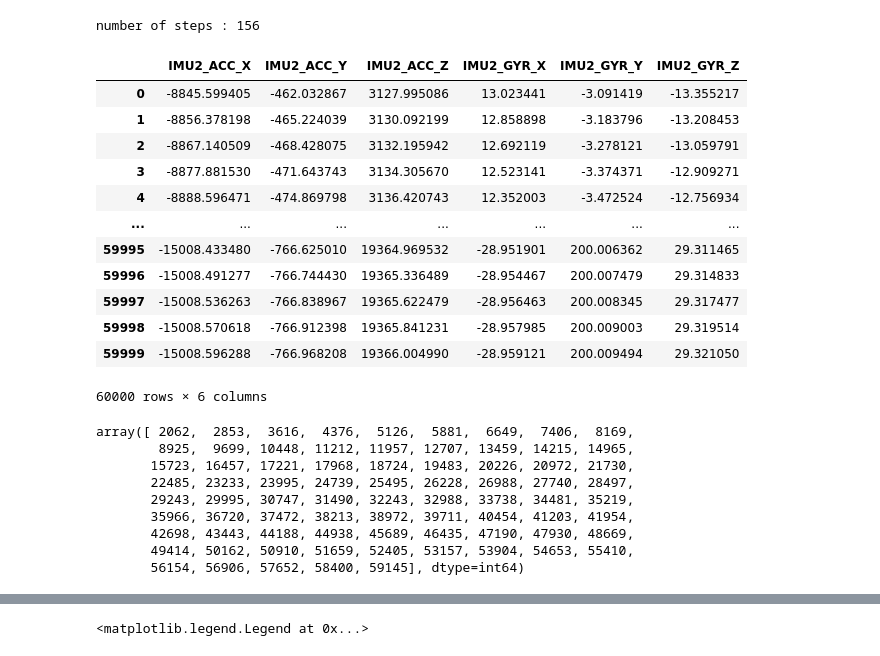
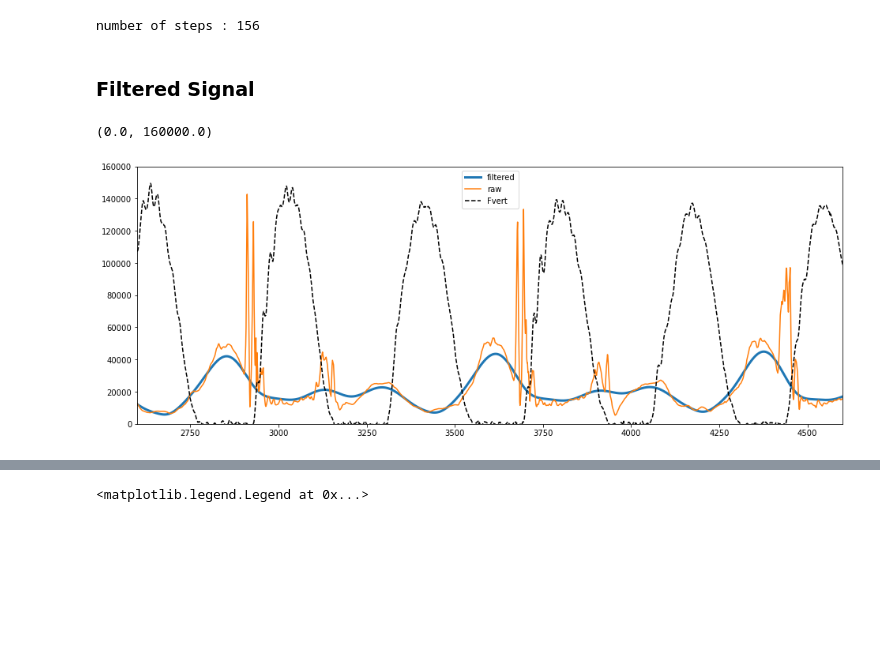
Before and after one commit to luceskywalker/TexSense, a Jupyter notebook: study1/jupyter/imu_events_lit/imu_events_lit.ipynb, the cells around one changed output, grey strips where cells are left out. Cells and saved outputs as stored; diff of their text form; code cells hidden in the pictures; blank space fills up the shorter version.

```diff
--- a/study1/jupyter/imu_events_lit/imu_events_lit.ipynb
+++ b/study1/jupyter/imu_events_lit/imu_events_lit.ipynb
@@ -123,37 +123,24 @@ number of steps : 156
 # z = vertical direction
 b_left = pd.DataFrame(low_pass_filter(left, 2000, 10, 4), columns = left.columns)
 b_right = pd.DataFrame(low_pass_filter(right, 2000, 10, 4), columns = right.columns)
-# %%
-b_right
-# %% [output]
-|  | IMU2_ACC_X | IMU2_ACC_Y | IMU2_ACC_Z | IMU2_GYR_X | IMU2_GYR_Y | IMU2_GYR_Z |
-| 0 | -8845.599405 | -462.032867 | 3127.995086 | 13.023441 | -3.091419 | -13.355217 |
-| 1 | -8856.378198 | -465.224039 | 3130.092199 | 12.858898 | -3.183796 | -13.208453 |
-| 2 | -8867.140509 | -468.428075 | 3132.195942 | 12.692119 | -3.278121 | -13.059791 |
-| 3 | -8877.881530 | -471.643743 | 3134.305670 | 12.523141 | -3.374371 | -12.909271 |
-| 4 | -8888.596471 | -474.869798 | 3136.420743 | 12.352003 | -3.472524 | -12.756934 |
-| ... | ... | ... | ... | ... | ... | ... |
-| 59995 | -15008.433480 | -766.625010 | 19364.969532 | -28.951901 | 200.006362 | 29.311465 |
-| 59996 | -15008.491277 | -766.744430 | 19365.336489 | -28.954467 | 200.007479 | 29.314833 |
-| 59997 | -15008.536263 | -766.838967 | 19365.622479 | -28.956463 | 200.008345 | 29.317477 |
-| 59998 | -15008.570618 | -766.912398 | 19365.841231 | -28.957985 | 200.009003 | 29.319514 |
-| 59999 | -15008.596288 | -766.968208 | 19366.004990 | -28.959121 | 200.009494 | 29.321050 |
-60000 rows × 6 columns
+# %% [markdown]
+### Filtered Signal
+# %%
+fig = plt.figure(figsize = (16,6))
+plt.plot(np.linalg.norm(b_left.iloc[:,:3], axis=1), label = 'filtered', linewidth = 3)
+plt.plot(np.linalg.norm(left.iloc[:,:3], axis=1), label = 'raw')
+plt.plot(-force_df['Fz']*80, 'k--', label = 'Fvert')
+plt.legend()
+plt.xlim(2600,4600)
+plt.ylim(0,160000)
+# %% [output]
+(0.0, 160000.0)
+[figure, added]
 # %%
 ic_bl = ic_benson(b_left,1000)
 to_bl = to_benson(b_left, ic_bl, 1000)
 ic_br = ic_benson(b_right,1000)
 to_br = to_benson(b_right, ic_br, 1000)
 # %%
-ic_bl
+#ic_bl
-# %% [output]
-array([ 2062,  2853,  3616,  4376,  5126,  5881,  6649,  7406,  8169,
-        8925,  9699, 10448, 11212, 11957, 12707, 13459, 14215, 14965,
-       15723, 16457, 17221, 17968, 18724, 19483, 20226, 20972, 21730,
-       22485, 23233, 23995, 24739, 25495, 26228, 26988, 27740, 28497,
-       29243, 29995, 30747, 31490, 32243, 32988, 33738, 34481, 35219,
-       35966, 36720, 37472, 38213, 38972, 39711, 40454, 41203, 41954,
-       42698, 43443, 44188, 44938, 45689, 46435, 47190, 47930, 48669,
-       49414, 50162, 50910, 51659, 52405, 53157, 53904, 54653, 55410,
-       56154, 56906, 57652, 58400, 59145], dtype=int64)
 # %%
```
Also changed, not shown: parts of 5 cells of this notebook.
